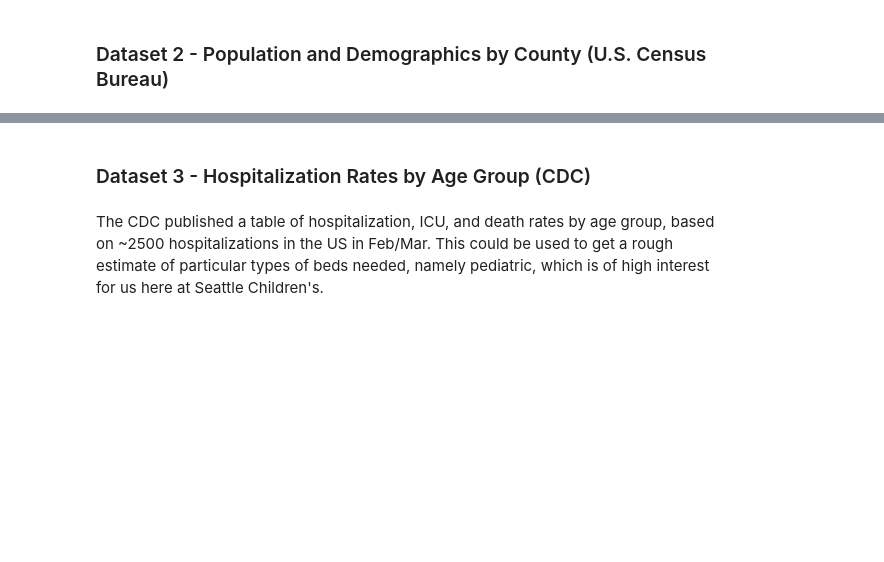
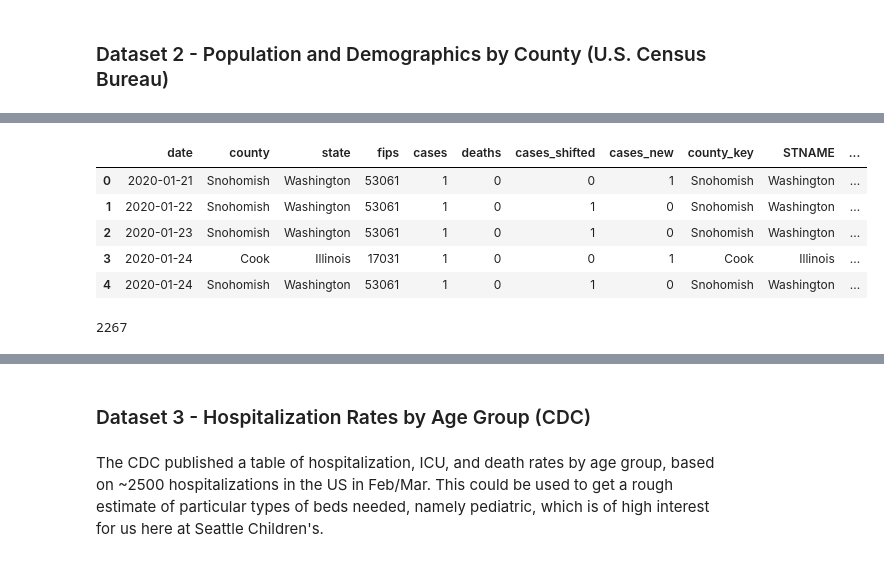
Before and after one commit to amcadie/covid_19_hospitalization_estimate, a Jupyter notebook: covid19_hospitalizations.ipynb, the cells around one changed output, grey strips where cells are left out. Saved outputs shown, nothing was run; the diff lists cells and outputs as text; code cells hidden in the pictures; blank space fills up the shorter version.

```diff
--- a/covid19_hospitalizations.ipynb
+++ b/covid19_hospitalizations.ipynb
@@ -116,0 +129,23 @@ pop = pd.read_csv('https://www2.census.gov/programs-surveys/popest/datasets/2010
+# %%
+# Filter to get most recent census data (2017)
+# strip the ' County' from the census data to join to cases
+# start with total age
+
+pop17 = (pop
+       .query('YEAR == 10 and AGEGRP == 0')
+       .assign(county_key = lambda x: x['CTYNAME'].str.extract(r'([A-Za-z\s\.\-]*)(?=\sCounty)'))
+       .loc[:,['STNAME', 'CTYNAME', 'county_key', 'TOT_POP']]
+      )
+# %%
+# Manually fix a few County/district names so they join to the NYT cases dataset
+
+# All cases for the five boroughs of New York City
+# (New York, Kings, Queens, Bronx and Richmond counties)
+# are assigned to a single area called New York City.
+nyc_idx = (pop17.CTYNAME.str.contains(r'New York|Kings|Queens|Bronx|Richmond')) \
+    & (pop17.STNAME == 'New York') # and vs & is so confusing to me
+
+pop17.loc[nyc_idx, 'county_key'] = 'New York City'
+
+# D.C
+pop17.loc[pop17.CTYNAME == 'District of Columbia', 'county_key'] = 'District of Columbia'
@@ -116,0 +161,22 @@ pop = pd.read_csv('https://www2.census.gov/programs-surveys/popest/datasets/2010
+# %%
+pop17_clean = (pop17
+               .groupby(['county_key', 'STNAME'])
+               .agg({'TOT_POP':'sum'})
+               .reset_index()
+              )
+# %%
+cases_percap = cases.merge(pop17_clean, how = 'left', left_on = ['county', 'state'], right_on = ['county_key', 'STNAME'])
+# %%
+cases_percap.head()
+# %% [output]
+|  | date | county | state | fips | cases | deaths | cases_shifted | cases_new | county_key | STNAME | ... |
+| 0 | 2020-01-21 | Snohomish | Washington | 53061 | 1 | 0 | 0 | 1 | Snohomish | Washington | ... |
+| 1 | 2020-01-22 | Snohomish | Washington | 53061 | 1 | 0 | 1 | 0 | Snohomish | Washington | ... |
+| 2 | 2020-01-23 | Snohomish | Washington | 53061 | 1 | 0 | 1 | 0 | Snohomish | Washington | ... |
+| 3 | 2020-01-24 | Cook | Illinois | 17031 | 1 | 0 | 0 | 1 | Cook | Illinois | ... |
+| 4 | 2020-01-24 | Snohomish | Washington | 53061 | 1 | 0 | 1 | 0 | Snohomish | Washington | ... |
+# %%
+# check mismatches
+sum(pd.isnull(cases_percap.TOT_POP))
+# %% [output]
+2267
```
Also changed, not shown: parts of 16 cells of this notebook, 1 other file.
